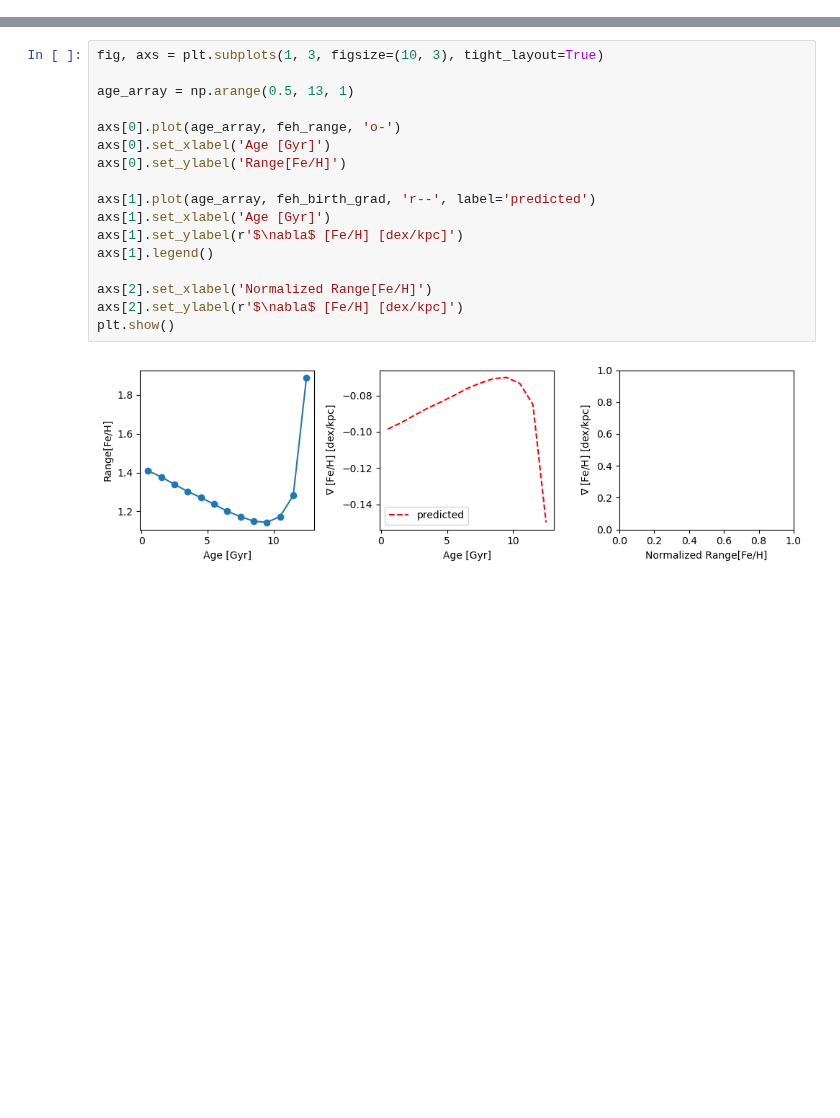
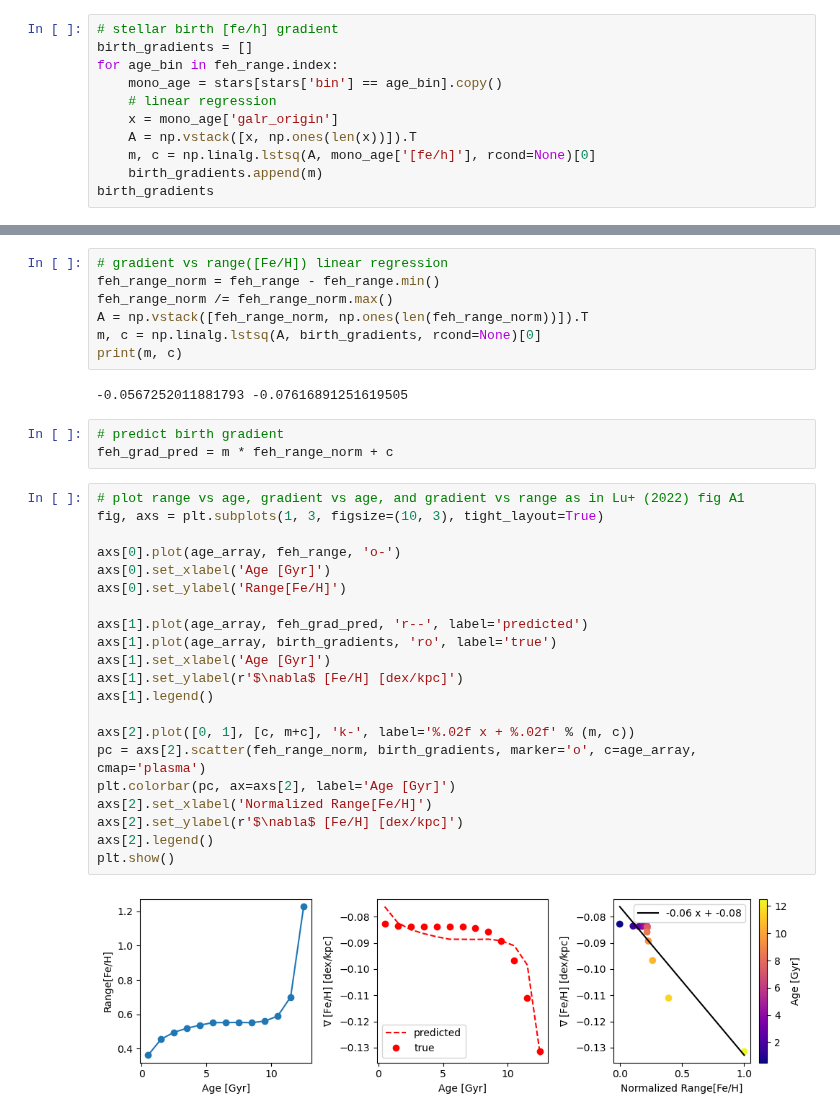
Before and after one commit to lodubay/galactic-dtd, a Jupyter notebook: notebooks/predict_birth_radius.ipynb, the cells around one changed output, grey strips where cells are left out. Cells and saved outputs as stored; diff of their text form; blank space fills up the shorter version.

```diff
--- a/notebooks/predict_birth_radius.ipynb
+++ b/notebooks/predict_birth_radius.ipynb
@@ -32,0 +52,11 @@ feh_birth_grad = grad_slope * feh_range_norm + grad_intercept
+# %%
+# stellar birth [fe/h] gradient
+birth_gradients = []
+for age_bin in feh_range.index:
+    mono_age = stars[stars['bin'] == age_bin].copy()
+    # linear regression
+    x = mono_age['galr_origin']
+    A = np.vstack([x, np.ones(len(x))]).T
+    m, c = np.linalg.lstsq(A, mono_age['[fe/h]'], rcond=None)[0]
+    birth_gradients.append(m)
+birth_gradients
@@ -33,19 +77,35 @@ feh_birth_grad = grad_slope * feh_range_norm + grad_intercept
+# %%
+# gradient vs range([Fe/H]) linear regression
+feh_range_norm = feh_range - feh_range.min()
+feh_range_norm /= feh_range_norm.max()
+A = np.vstack([feh_range_norm, np.ones(len(feh_range_norm))]).T
+m, c = np.linalg.lstsq(A, birth_gradients, rcond=None)[0]
+print(m, c)
+# %% [output]
+-0.0567252011881793 -0.07616891251619505
+# %%
+# predict birth gradient
+feh_grad_pred = m * feh_range_norm + c
 # %%
+# plot range vs age, gradient vs age, and gradient vs range as in Lu+ (2022) fig A1
 fig, axs = plt.subplots(1, 3, figsize=(10, 3), tight_layout=True)
-
-age_array = np.arange(0.5, 13, 1)
 
 axs[0].plot(age_array, feh_range, 'o-')
 axs[0].set_xlabel('Age [Gyr]')
 axs[0].set_ylabel('Range[Fe/H]')
 
-axs[1].plot(age_array, feh_birth_grad, 'r--', label='predicted')
+axs[1].plot(age_array, feh_grad_pred, 'r--', label='predicted')
+axs[1].plot(age_array, birth_gradients, 'ro', label='true')
 axs[1].set_xlabel('Age [Gyr]')
 axs[1].set_ylabel(r'$\nabla$ [Fe/H] [dex/kpc]')
 axs[1].legend()
 
+axs[2].plot([0, 1], [c, m+c], 'k-', label='%.02f x + %.02f' % (m, c))
+pc = axs[2].scatter(feh_range_norm, birth_gradients, marker='o', c=age_array, cmap='plasma')
+plt.colorbar(pc, ax=axs[2], label='Age [Gyr]')
 axs[2].set_xlabel('Normalized Range[Fe/H]')
 axs[2].set_ylabel(r'$\nabla$ [Fe/H] [dex/kpc]')
+axs[2].legend()
 plt.show()
 # %% [output]
-[figure, old version]
+[figure, new version]
```
Also changed, not shown: parts of 13 cells of this notebook.
